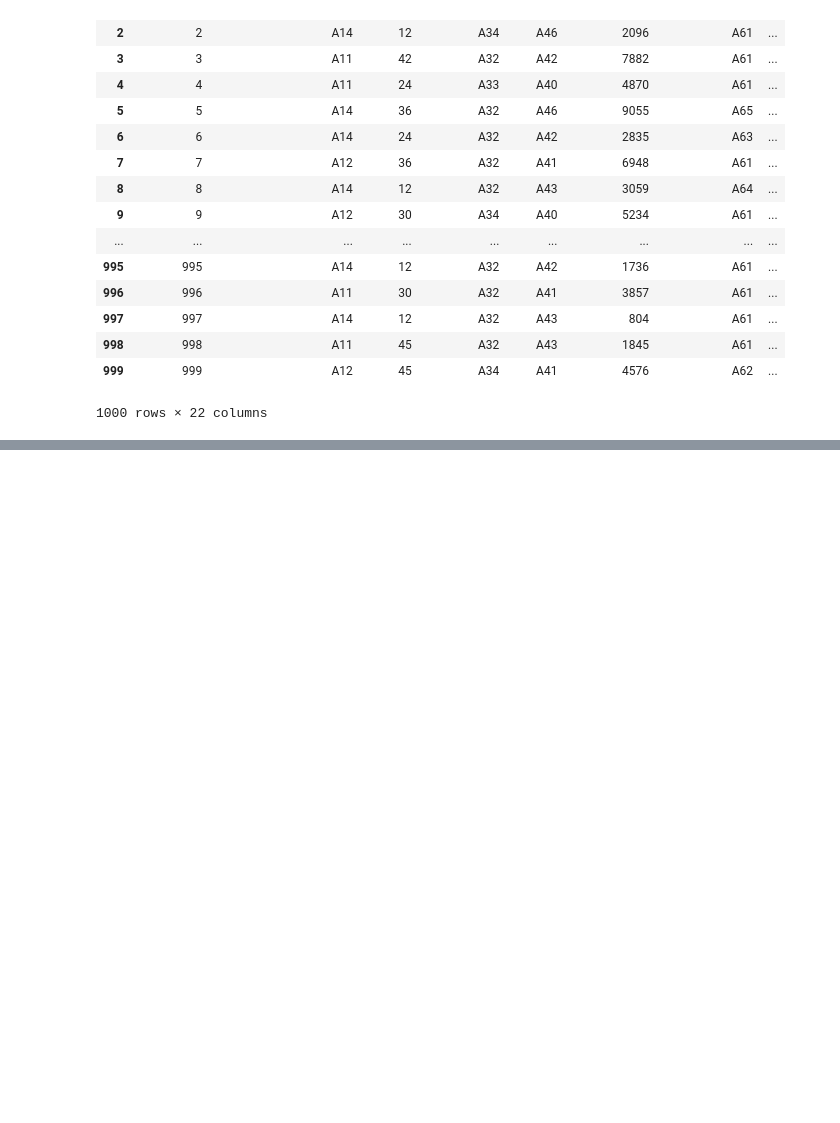
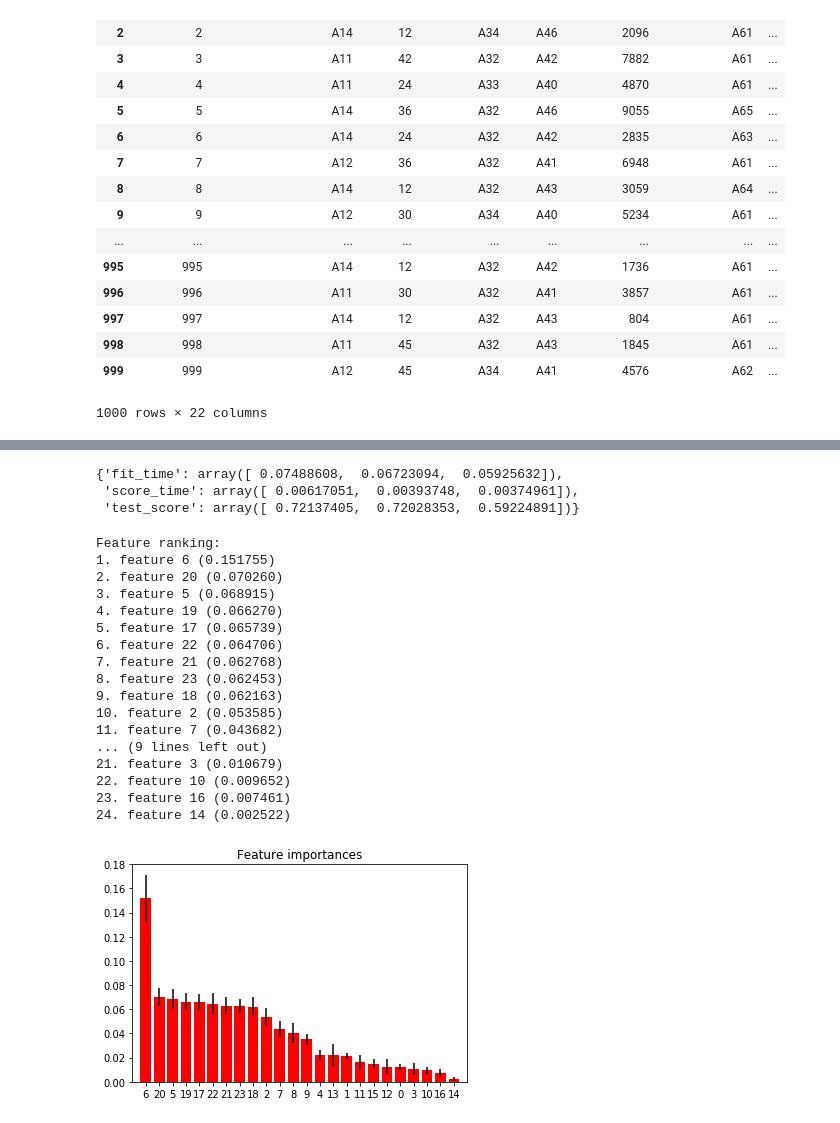
Before and after one commit to rjchee/Score, a Jupyter notebook: loan_data.ipynb, the cells around one changed output, grey strips where cells are left out. Saved outputs shown, nothing was run; the diff lists cells and outputs as text; code cells hidden in the pictures; blank space fills up the shorter version.

Commit message:
Finalized model and added it to web server

```diff
--- a/loan_data.ipynb
+++ b/loan_data.ipynb
@@ -69,0 +278,4 @@ data3
+# %%
+combined_data['nutrition'] = np.random.random(len(combined_data)) * 5
+
+combined_data
@@ -69,0 +370,12 @@ data3
+# %%
+def rename_column(name):
+    if name.startswith('years_at_present_employment'):
+        return 'years_at_present_job'
+    idx = name.find(' (')
+    if idx == -1:
+        return name
+    return name[:idx]
+
+data = combined_data.rename(columns=rename_column)
+data.to_csv('final_data.csv')
+data
@@ -69,0 +401,50 @@ data3
+# %%
+X = data.loc[:, (data.columns != 'riskiness') & (data.columns != 'past_due_days')]
+y = data['riskiness']
+
+cross_validate(RandomForestClassifier(), X, y, return_train_score=False)
+# %% [output]
+{'fit_time': array([ 0.07488608,  0.06723094,  0.05925632]),
+ 'score_time': array([ 0.00617051,  0.00393748,  0.00374961]),
+ 'test_score': array([ 0.72137405,  0.72028353,  0.59224891])}
+# %%
+clf = RandomForestClassifier()
+clf.fit(X, y)
+importances = clf.feature_importances_
+std = np.std([tree.feature_importances_ for tree in clf.estimators_],
+             axis=0)
+indices = np.argsort(importances)[::-1]
+
+# Print the feature ranking
+print("Feature ranking:")
+
+for f in range(X.shape[1]):
+    print("%d. feature %d (%f)" % (f + 1, indices[f], importances[indices[f]]))
+
+# Plot the feature importances of the forest
+plt.figure()
+plt.title("Feature importances")
+plt.bar(range(X.shape[1]), importances[indices],
+       color="r", yerr=std[indices], align="center")
+plt.xticks(range(X.shape[1]), indices)
+plt.xlim([-1, X.shape[1]])
+plt.show()
+# %% [output]
+Feature ranking:
+1. feature 6 (0.151755)
+2. feature 20 (0.070260)
+3. feature 5 (0.068915)
+4. feature 19 (0.066270)
+5. feature 17 (0.065739)
+6. feature 22 (0.064706)
+7. feature 21 (0.062768)
+8. feature 23 (0.062453)
+9. feature 18 (0.062163)
+10. feature 2 (0.053585)
+11. feature 7 (0.043682)
+... (9 lines left out)
+21. feature 3 (0.010679)
+22. feature 10 (0.009652)
+23. feature 16 (0.007461)
+24. feature 14 (0.002522)
+[figure, added]
```
Also changed, not shown: parts of 17 cells of this notebook, 5 other files.
